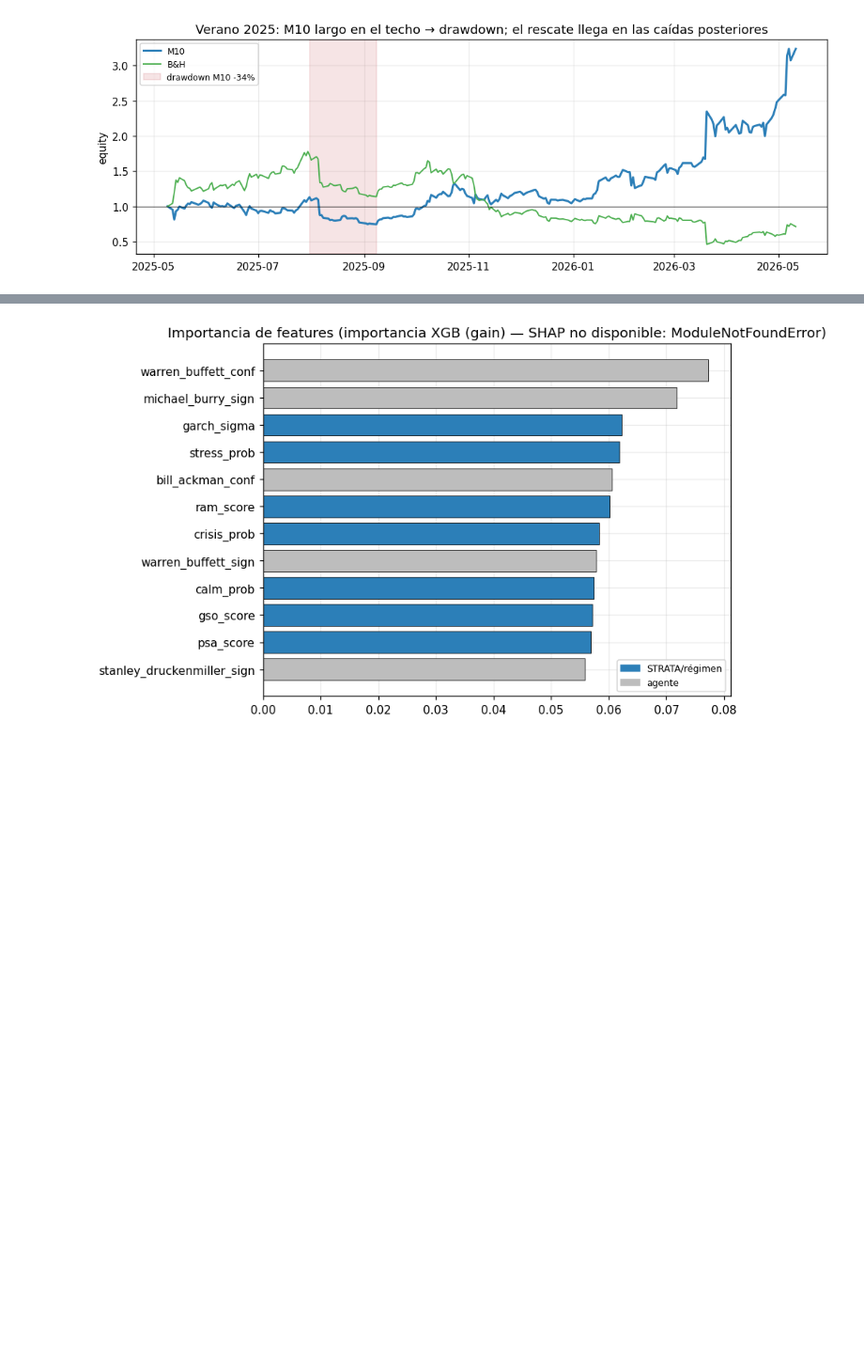
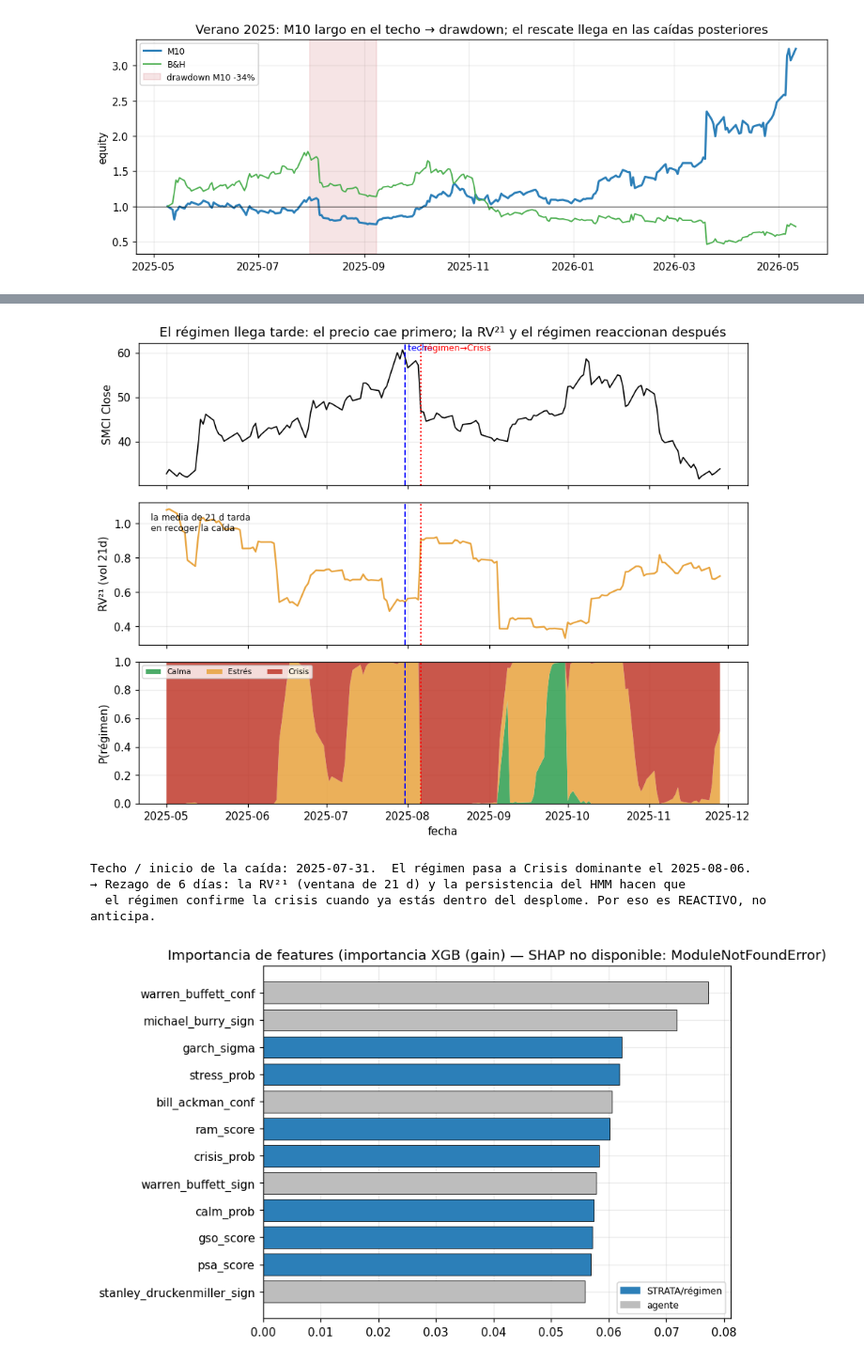
Before and after one commit to RaquelGarciah/Real-time-statistical-supervision-of-an-AI-trading-agent, a Jupyter notebook: notebooks/STRATA_SMCI.ipynb, the cells around one changed output, grey strips where cells are left out. Shown at 94% size. Cells and saved outputs as stored; diff of their text form; code cells hidden in the pictures; blank space fills up the shorter version.

```diff
--- a/notebooks/STRATA_SMCI.ipynb
+++ b/notebooks/STRATA_SMCI.ipynb
@@ -669,3 +686,42 @@ el Sharpe es episódico ⇒ ilustración, no prueba; coherente con el leverage e
+# %%
+# --- Fig. el rezago del régimen: precio → RV21 → probabilidad de régimen (episodio 2025) ---
+w0, w1 = pd.Timestamp("2025-05-01"), pd.Timestamp("2025-11-30")
+idxw = feat_df.index[(feat_df.index >= w0) & (feat_df.index <= w1)]
+px = prices["Close"].reindex(idxw).ffill()
+rv = feat_df["rv"].reindex(idxw)
+gw = gamma.reindex(idxw)
+dom_crisis = pd.Series(gw[["Calma", "Estrés", "Crisis"]].to_numpy().argmax(1) == 2, index=idxw)
+post = dom_crisis[dom_crisis.index > pico]
+flip = post.index[int(post.to_numpy().argmax())] if bool(post.any()) else None
+
+fig, ax = plt.subplots(3, 1, figsize=(10, 7.6), sharex=True, gridspec_kw={"hspace": 0.12})
+ax[0].plot(px.index, px.values, color="black", lw=1.1); ax[0].set_ylabel(f"{TICKER} Close")
+ax[0].set_title("El régimen llega tarde: el precio cae primero; la RV²¹ y el régimen reaccionan después")
+ax[1].plot(rv.index, rv.values, color="#e8a33d", lw=1.5); ax[1].set_ylabel("RV²¹ (vol 21d)")
+ax[1].annotate("la media de 21 d tarda\nen recoger la caída", xy=(0.02, 0.8), xycoords="axes fraction", fontsize=8)
+ax[2].stackplot(gw.index, gw["Calma"], gw["Estrés"], gw["Crisis"],
+                colors=["#2e9e4f", "#e8a33d", "#c0392b"], alpha=0.85, labels=["Calma", "Estrés", "Crisis"])
+ax[2].set_ylabel("P(régimen)"); ax[2].set_ylim(0, 1); ax[2].set_xlabel("fecha")
+ax[2].legend(fontsize=7, loc="upper left", ncol=3)
+for a in ax:
+    a.axvline(pico, color="blue", lw=1.3, ls="--")
+    if flip is not None:
+        a.axvline(flip, color="red", lw=1.3, ls=":")
+ax[0].text(pico, ax[0].get_ylim()[1], " techo", color="blue", fontsize=8, va="top")
+if flip is not None:
+    ax[0].text(flip, ax[0].get_ylim()[1], " régimen→Crisis", color="red", fontsize=8, va="top")
+plt.show()
+if flip is not None:
+    print(f"Techo / inicio de la caída: {pico.date()}.  El régimen pasa a Crisis dominante el {flip.date()}.")
+    print(f"→ Rezago de {(flip - pico).days} días: la RV²¹ (ventana de 21 d) y la persistencia del HMM hacen que")
+    print("  el régimen confirme la crisis cuando ya estás dentro del desplome. Por eso es REACTIVO, no anticipa.")
+else:
+    print("El régimen no llega a marcar Crisis dominante en la ventana: la RV²¹ de 21 d no sube a tiempo (rezago).")
+# %% [output]
+[figure, added]
+Techo / inicio de la caída: 2025-07-31.  El régimen pasa a Crisis dominante el 2025-08-06.
+→ Rezago de 6 días: la RV²¹ (ventana de 21 d) y la persistencia del HMM hacen que
+  el régimen confirme la crisis cuando ya estás dentro del desplome. Por eso es REACTIVO, no anticipa.
 # %%
 # --- Fig. SHAP de las 22 features (qué usa el meta-aprendiz) ---
 clf_full = xgb.XGBClassifier(**PARAMS, random_state=config.SEED).fit(mv[ALL22], y)
```
Also changed, not shown: parts of 1 cell of this notebook, 1 other file.
